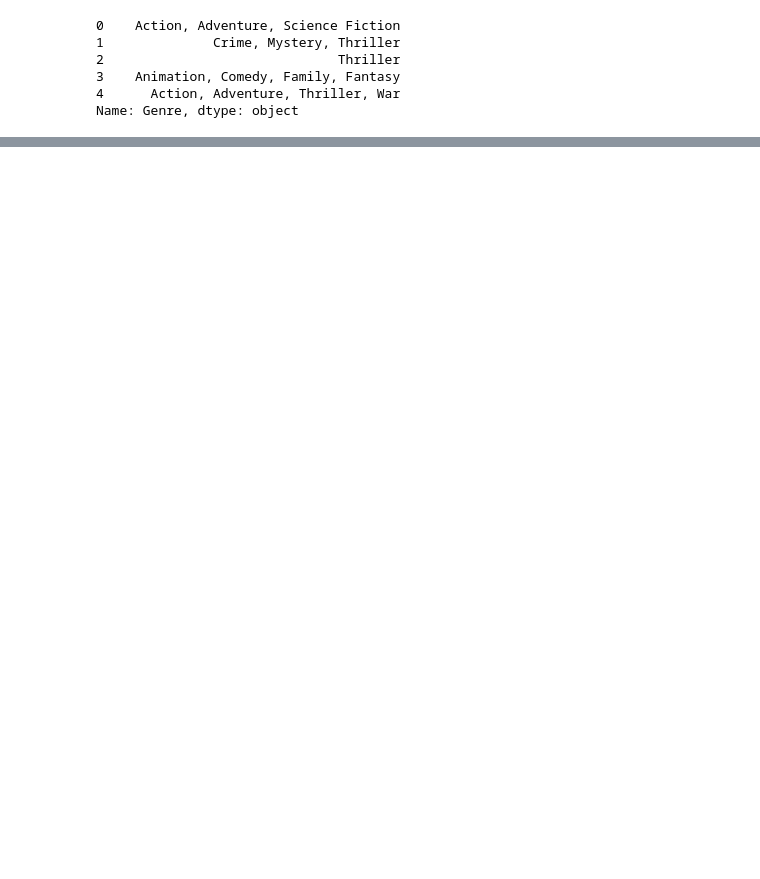
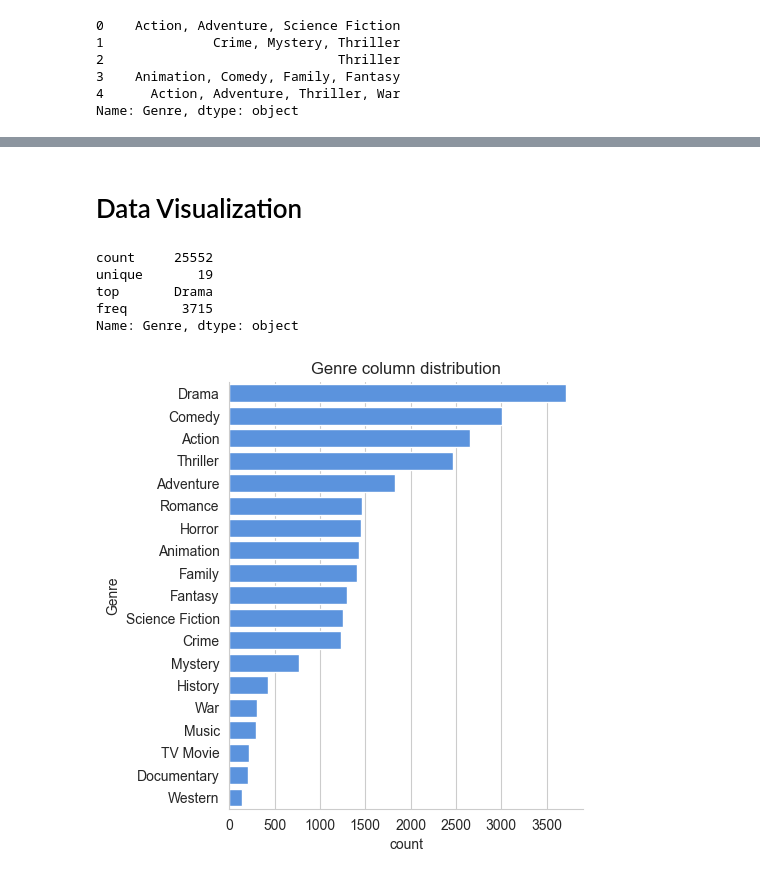
Before and after one commit to shravanramakunja/DataAnalysis, a Jupyter notebook: DataVisualization.ipynb, the cells around one changed output, grey strips where cells are left out. Drawn from its saved outputs; the diff is of its cells as text; code cells hidden in the pictures; blank space fills up the shorter version.

Commit message:
done with cleaning and plotting the graph

```diff
--- a/DataVisualization.ipynb
+++ b/DataVisualization.ipynb
@@ -136,0 +167,9 @@ Index(['Release_Date', 'Title', 'Popularity', 'Vote_Count', 'Vote_Average',
+# %%
+# te remove the duplicate values for the specific column
+
+df.dropna(subset=['Vote_Average'])
+
+# for the mulitple column
+df.dropna(inplace=True)
+
+df.isna().sum()
@@ -136,0 +193,8 @@ Index(['Release_Date', 'Title', 'Popularity', 'Vote_Count', 'Vote_Average',
+# %%
+# splitting the genere into a list like for example the spider man is divided three times as per the genre like spiderman-action, spiderman-adventure,spiderman-sciencefiction
+#splitting the genre in the same row
+df['Genre']=df['Genre'].str.split(', ')
+
+# givin the names as per the index values
+df=df.explode('Genre').reset_index(drop=True)
+df.head()
@@ -136,0 +208,5 @@ Index(['Release_Date', 'Title', 'Popularity', 'Vote_Count', 'Vote_Average',
+# %%
+# to convertfrom object ot category
+df['Genre'] = df['Genre'].astype('category')
+df['Genre'].dtypes
+df.info()
@@ -136,0 +227,18 @@ Index(['Release_Date', 'Title', 'Popularity', 'Vote_Count', 'Vote_Average',
+# %% [markdown]
+# Data Visualization
+# %%
+sns.set_style('whitegrid')
+# %%
+df['Genre'].describe()
+# %% [output]
+count     25552
+unique       19
+top       Drama
+freq       3715
+Name: Genre, dtype: object
+# %%
+sns.catplot(y='Genre',data=df,kind='count',order=df['Genre'].value_counts().index,color='#4590f3')
+plt.title("Genre column ")
+plt.show()
+# %% [output]
+[figure, added]
```
Also changed, not shown: parts of 14 cells of this notebook.
